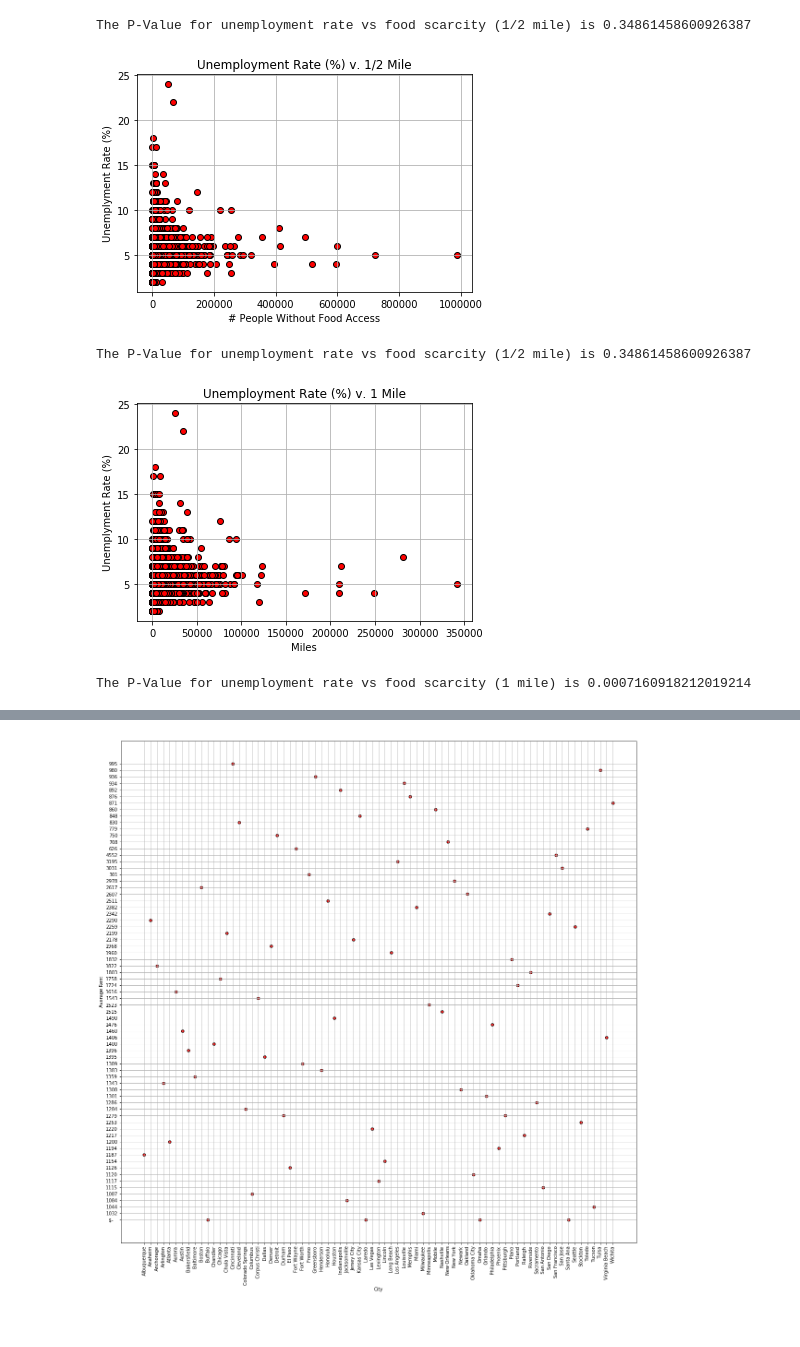
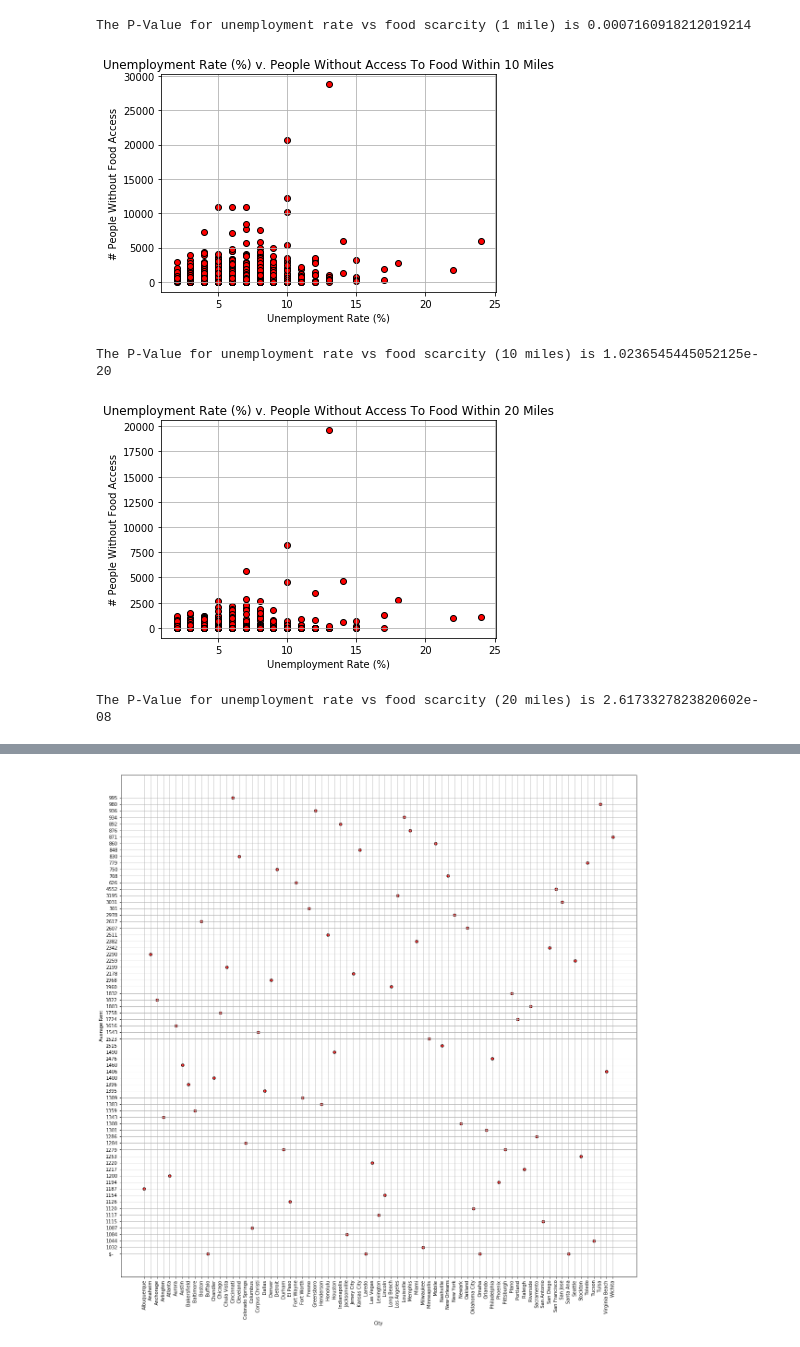
Before and after one commit to chrisholyoake/SealTeamFour, a Jupyter notebook: charting.ipynb, the cells around one changed output, grey strips where cells are left out. Cells and saved outputs as stored; diff of their text form; code cells hidden in the pictures.

Commit message:
switched axes on graphs, cleaned up titles

```diff
--- a/charting.ipynb
+++ b/charting.ipynb
@@ -41,52 +93,50 @@ plt.show()
 # %%
-# RSQUARED for rate of unemployment vs food scarcity 1/2 mile (county)
-gradient, intercept, r_value, p_value, std_err = stats.linregress(county_data["Rate of Unemployment"], county_data["People 1/2 Mile and More"])
-print(f'The P-Value for unemployment rate vs food scarcity (1/2 mile) is ' + str(p_value))
+# RSQUARED for rate of unemployment vs food scarcity 1 mile (county)
+gradient, intercept, r_value, p_value, std_err = stats.linregress(county_data["Rate of Unemployment"],county_data["People 1 Mile and More"])
+print(f'The P-Value for unemployment rate vs food scarcity (1 mile) is ' + str(p_value))
 # %% [output]
-The P-Value for unemployment rate vs food scarcity (1/2 mile) is 0.34861458600926387
+The P-Value for unemployment rate vs food scarcity (1 mile) is 0.0007160918212019214
 # %%
-# rate of unemployment vs food scarcity 1/2 mile (county)
+# rate of unemployment vs food scarcity 10 miles (county)
 # plt.figure(figsize=(20, 20))
 
-pop_data = [county_data["People 1/2 Mile and More"]]
-
-plt.scatter(pop_data, county_data["Rate of Unemployment"],
+pop_data = [county_data["People 10 Miles and More"]]
+plt.scatter(county_data["Rate of Unemployment"],county_data["People 10 Miles and More"],
             marker="o", facecolors="red", edgecolors="black")
 
 # Create a title, x label, and y label for our chart
-plt.title("Unemployment Rate (%) v. 1/2 Mile")
-plt.xlabel("# People Without Food Access")
-plt.ylabel("Unemplyment Rate (%)")
+plt.title("Unemployment Rate (%) v. People Without Access To Food Within 10 Miles")
+plt.ylabel("# People Without Food Access")
+plt.xlabel("Unemployment Rate (%)")
 # plt.xticks(rotation=90)
 
 #plt.xlim(-80, 100)
 #plt.ylim(-100, 150)
 plt.grid()
 
 # # Save the image of the chart and print to screen
-plt.savefig('CountyPopUnmpRate.png')
+plt.savefig('unemploymentVsFoodScarcity10Miles.png')
 plt.show()
 # %% [output]
-[figure, old version]
+[figure, new version]
 # %%
-# RSQUARED for rate of unemployment vs food scarcity 1/2 mile (county)
-gradient, intercept, r_value, p_value, std_err = stats.linregress(county_data["People 1/2 Mile and More"], county_data["Rate of Unemployment"])
-print(f'The P-Value for unemployment rate vs food scarcity (1/2 mile) is ' + str(p_value))
+# RSQUARED for rate of unemployment vs food scarcity 10 miles (county)
+gradient, intercept, r_value, p_value, std_err = stats.linregress(county_data["Rate of Unemployment"],county_data["People 10 Miles and More"])
+print(f'The P-Value for unemployment rate vs food scarcity (10 miles) is ' + str(p_value))
 # %% [output]
-The P-Value for unemployment rate vs food scarcity (1/2 mile) is 0.34861458600926387
+The P-Value for unemployment rate vs food scarcity (10 miles) is 1.0236545445052125e-20
 # %%
-# rate of unemployment vs food scarcity 1 mile (county)
+# rate of unemployment vs food scarcity 20 miles (county)
 # plt.figure(figsize=(20, 20))
 
-pop_data = [county_data["People 1 Mile and More"]]
-
-plt.scatter(pop_data, county_data["Rate of Unemployment"],
+pop_data = [county_data["People 20 Miles and More"]]
+plt.scatter(county_data["Rate of Unemployment"],county_data["People 20 Miles and More"],
             marker="o", facecolors="red", edgecolors="black")
 
 # Create a title, x label, and y label for our chart
-plt.title("Unemployment Rate (%) v. 1 Mile")
-plt.xlabel("# People Without Food Access")
-plt.ylabel("Unemplyment Rate (%)")
+plt.title("Unemployment Rate (%) v. People Without Access To Food Within 20 Miles")
+plt.ylabel("# People Without Food Access")
+plt.xlabel("Unemployment Rate (%)")
 # plt.xticks(rotation=90)
 
 #plt.xlim(-80, 100)
@@ -94,14 +144,14 @@ plt.ylabel("Unemplyment Rate (%)")
 plt.grid()
 
 # # Save the image of the chart and print to screen
-plt.savefig('CountyPopUnmpRate.png')
+plt.savefig('unemploymentVsFoodScarcity20Miles.png')
 plt.show()
 # %% [output]
-[figure, old version]
+[figure, new version]
 # %%
-# RSQUARED for rate of unemployment vs food scarcity 1 mile (county)
-gradient, intercept, r_value, p_value, std_err = stats.linregress(county_data["People 1 Mile and More"],county_data["Rate of Unemployment"])
-print(f'The P-Value for unemployment rate vs food scarcity (1 mile) is ' + str(p_value))
+# RSQUARED for rate of unemployment vs food scarcity 20 miles (county)
+gradient, intercept, r_value, p_value, std_err = stats.linregress(county_data["Rate of Unemployment"],county_data["People 20 Miles and More"])
+print(f'The P-Value for unemployment rate vs food scarcity (20 miles) is ' + str(p_value))
 # %% [output]
-The P-Value for unemployment rate vs food scarcity (1 mile) is 0.0007160918212019214
+The P-Value for unemployment rate vs food scarcity (20 miles) is 2.6173327823820602e-08
 # %%
```
Also changed, not shown: parts of 12 cells of this notebook, 4 other files.
